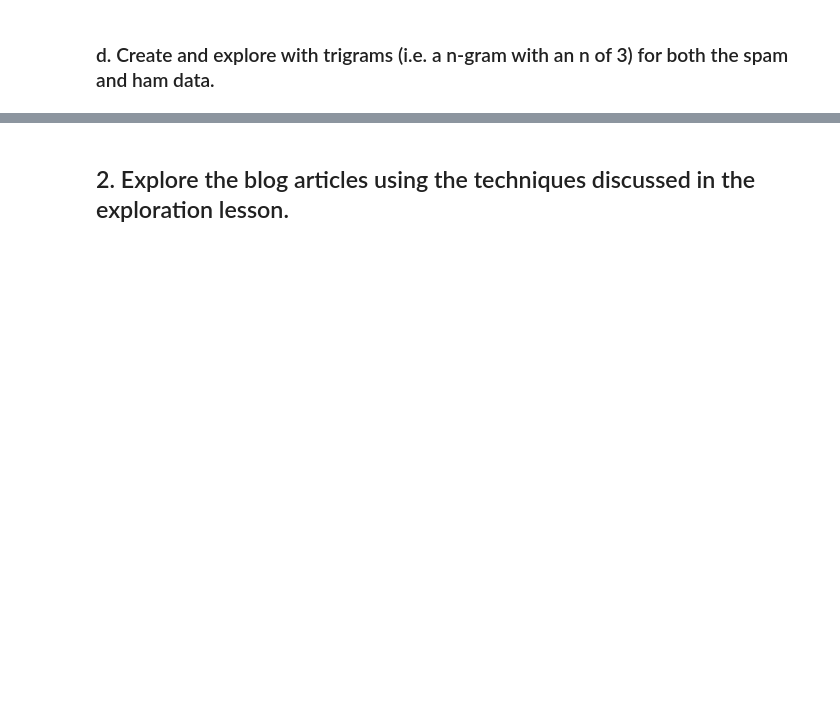
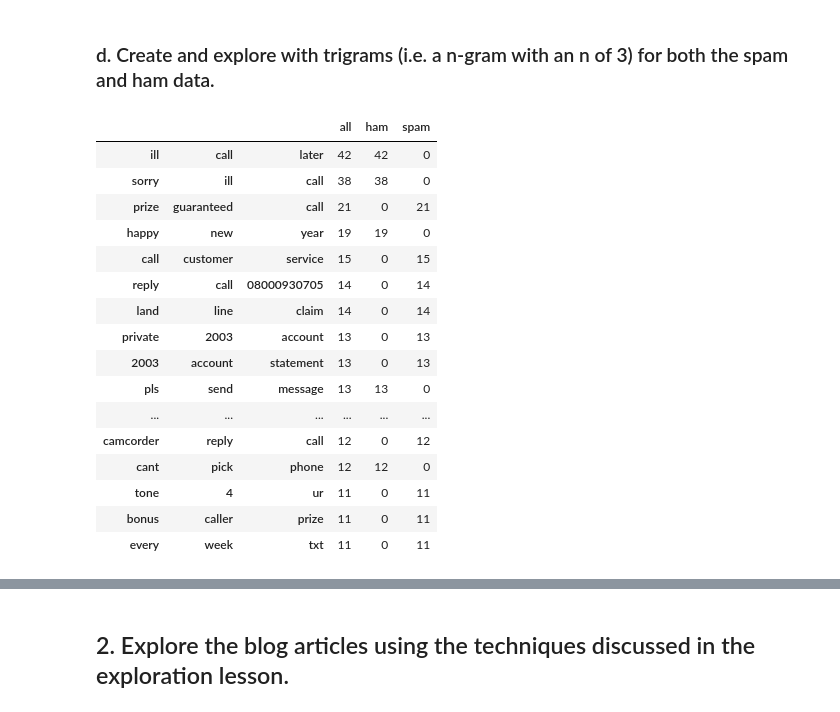
Before and after one commit to markydoug/natural-language-processing-exercises, a Jupyter notebook: explore.ipynb, the cells around one changed output, grey strips where cells are left out. Cells and saved outputs as stored; diff of their text form; code cells hidden in the pictures; blank space fills up the shorter version.

```diff
--- a/explore.ipynb
+++ b/explore.ipynb
@@ -109,2 +132,39 @@ plt.show()
 # %% [markdown]
 ### d. Create and explore with trigrams (i.e. a n-gram with an n of 3) for both the spam and ham data.
+# %%
+spam_trigrams = pd.Series(nltk.ngrams(spam_words, 3))
+ham_trigrams = pd.Series(nltk.ngrams(ham_words, 3))
+all_trigrams = pd.Series(nltk.ngrams(all_words, 3))
+# frequencies
+spam_freq3 = spam_trigrams.value_counts()
+ham_freq3 = ham_trigrams.value_counts()
+all_freq3 = all_trigrams.value_counts()
+
+# top_20
+top_20_spam_trigrams = spam_trigrams.value_counts().head(20)
+top_20_ham_trigrams = ham_trigrams.value_counts().head(20)
+top_20_all_trigrams = all_trigrams.value_counts().head(20)
+# %%
+# check overlaps
+trigram_counts = (pd.concat([all_freq3, ham_freq3, spam_freq3], axis=1, sort=True)
+                .set_axis(['all', 'ham', 'spam'], axis=1, inplace=False)
+                .fillna(0)
+                .apply(lambda s: s.astype(int)))
+# %% [output]
+|  |  |  | all | ham | spam |
+| ill | call | later | 42 | 42 | 0 |
+| sorry | ill | call | 38 | 38 | 0 |
+| prize | guaranteed | call | 21 | 0 | 21 |
+| happy | new | year | 19 | 19 | 0 |
+| call | customer | service | 15 | 0 | 15 |
+| reply | call | 08000930705 | 14 | 0 | 14 |
+| land | line | claim | 14 | 0 | 14 |
+| private | 2003 | account | 13 | 0 | 13 |
+| 2003 | account | statement | 13 | 0 | 13 |
+| pls | send | message | 13 | 13 | 0 |
+| ... | ... | ... | ... | ... | ... |
+| camcorder | reply | call | 12 | 0 | 12 |
+| cant | pick | phone | 12 | 12 | 0 |
+| tone | 4 | ur | 11 | 0 | 11 |
+| bonus | caller | prize | 11 | 0 | 11 |
+| every | week | txt | 11 | 0 | 11 |
```
Also changed, not shown: parts of 28 cells of this notebook.
